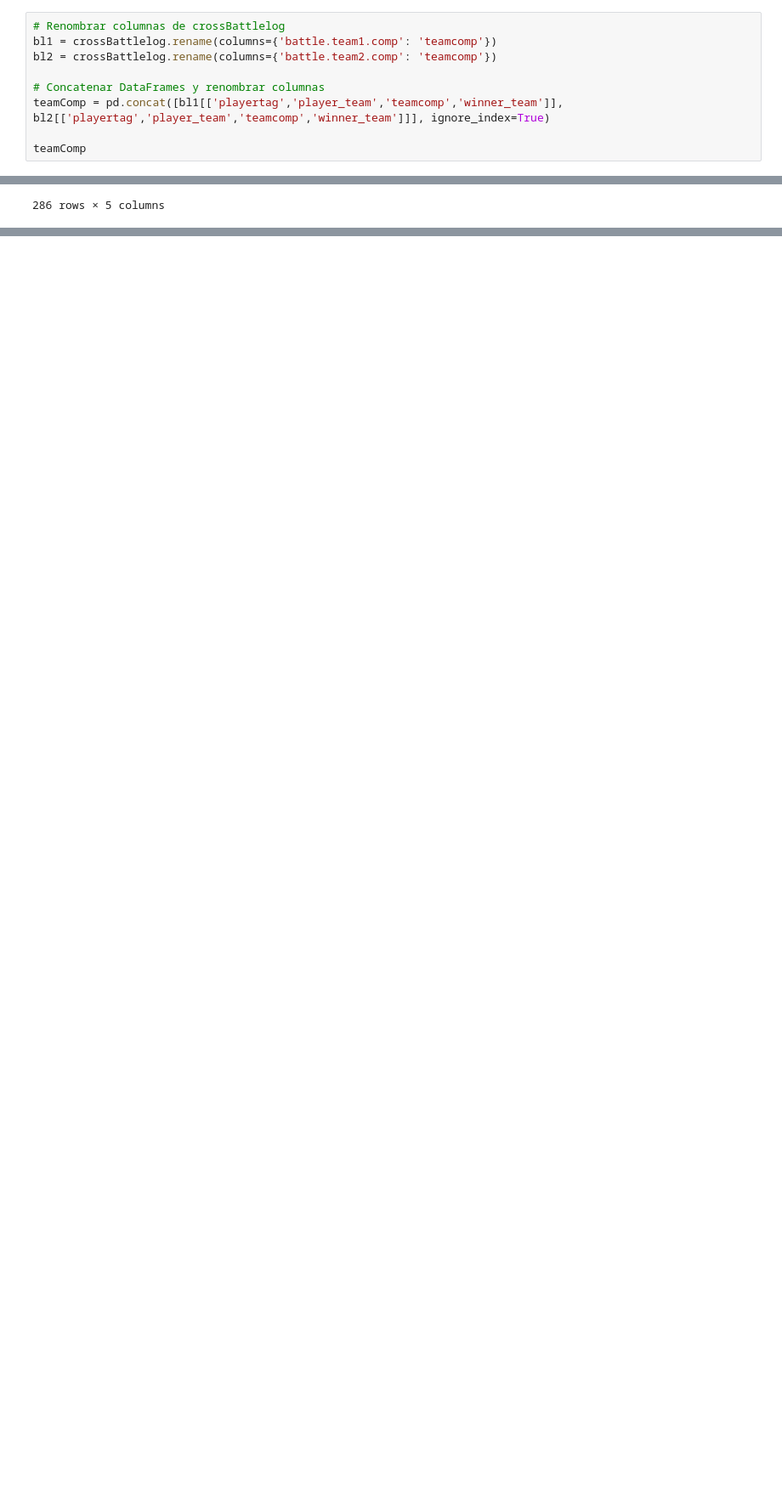
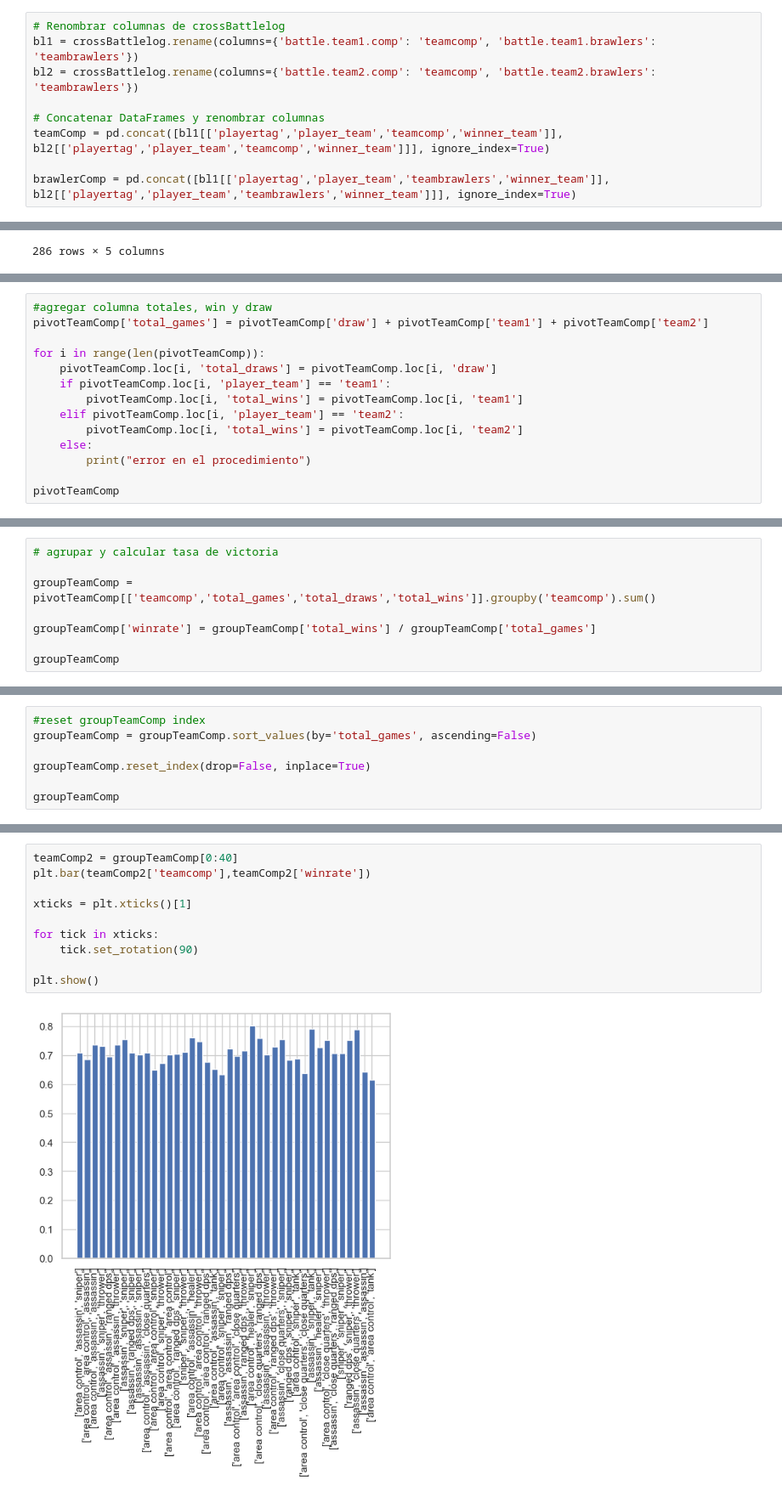
Before and after one commit to aquinteros/BrawlStars_Analytics, a Jupyter notebook: brawlstars_ml_model.ipynb, the cells around one changed output, grey strips where cells are left out. Shown at 85% size. Cells and saved outputs as stored; diff of their text form; blank space fills up the shorter version.

```diff
--- a/brawlstars_ml_model.ipynb
+++ b/brawlstars_ml_model.ipynb
@@ -571,9 +554,9 @@ Name: battle.team2.comp, dtype: object
 # %%
 # Renombrar columnas de crossBattlelog
-bl1 = crossBattlelog.rename(columns={'battle.team1.comp': 'teamcomp'})
-bl2 = crossBattlelog.rename(columns={'battle.team2.comp': 'teamcomp'})
+bl1 = crossBattlelog.rename(columns={'battle.team1.comp': 'teamcomp', 'battle.team1.brawlers': 'teambrawlers'})
+bl2 = crossBattlelog.rename(columns={'battle.team2.comp': 'teamcomp', 'battle.team2.brawlers': 'teambrawlers'})
 
 # Concatenar DataFrames y renombrar columnas
 teamComp = pd.concat([bl1[['playertag','player_team','teamcomp','winner_team']], bl2[['playertag','player_team','teamcomp','winner_team']]], ignore_index=True)
 
-teamComp
+brawlerComp = pd.concat([bl1[['playertag','player_team','teambrawlers','winner_team']], bl2[['playertag','player_team','teambrawlers','winner_team']]], ignore_index=True)
@@ -640,0 +641,14 @@ for i in range(len(pivotTeamComp)):
+# %%
+#agregar columna totales, win y draw
+pivotTeamComp['total_games'] = pivotTeamComp['draw'] + pivotTeamComp['team1'] + pivotTeamComp['team2']
+
+for i in range(len(pivotTeamComp)):
+	pivotTeamComp.loc[i, 'total_draws'] = pivotTeamComp.loc[i, 'draw']
+	if pivotTeamComp.loc[i, 'player_team'] == 'team1':
+		pivotTeamComp.loc[i, 'total_wins'] = pivotTeamComp.loc[i, 'team1']
+	elif pivotTeamComp.loc[i, 'player_team'] == 'team2':
+		pivotTeamComp.loc[i, 'total_wins'] = pivotTeamComp.loc[i, 'team2']
+	else:
+		print("error en el procedimiento")
+
+pivotTeamComp
@@ -640,0 +697,8 @@ for i in range(len(pivotTeamComp)):
+# %%
+# agrupar y calcular tasa de victoria
+
+groupTeamComp = pivotTeamComp[['teamcomp','total_games','total_draws','total_wins']].groupby('teamcomp').sum()
+
+groupTeamComp['winrate'] = groupTeamComp['total_wins'] / groupTeamComp['total_games']
+
+groupTeamComp
@@ -640,0 +742,7 @@ for i in range(len(pivotTeamComp)):
+# %%
+#reset groupTeamComp index
+groupTeamComp = groupTeamComp.sort_values(by='total_games', ascending=False)
+
+groupTeamComp.reset_index(drop=False, inplace=True)
+
+groupTeamComp
@@ -640,0 +784,12 @@ for i in range(len(pivotTeamComp)):
+# %%
+teamComp2 = groupTeamComp[0:40]
+plt.bar(teamComp2['teamcomp'],teamComp2['winrate'])
+
+xticks = plt.xticks()[1]
+
+for tick in xticks:
+    tick.set_rotation(90)
+
+plt.show()
+# %% [output]
+[figure, added]
```
Also changed, not shown: parts of 21 cells of this notebook, 1 other file.
